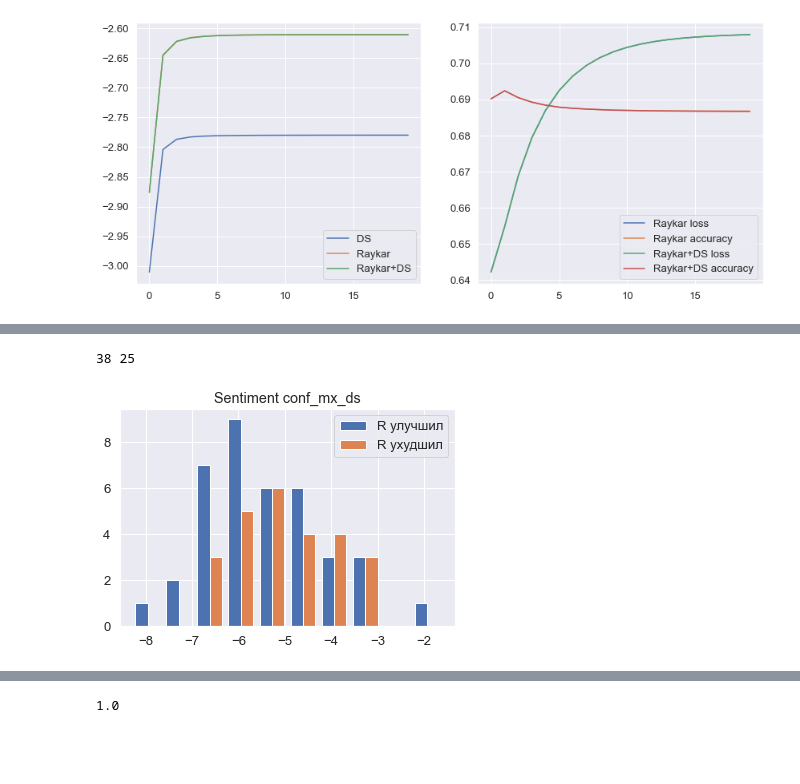
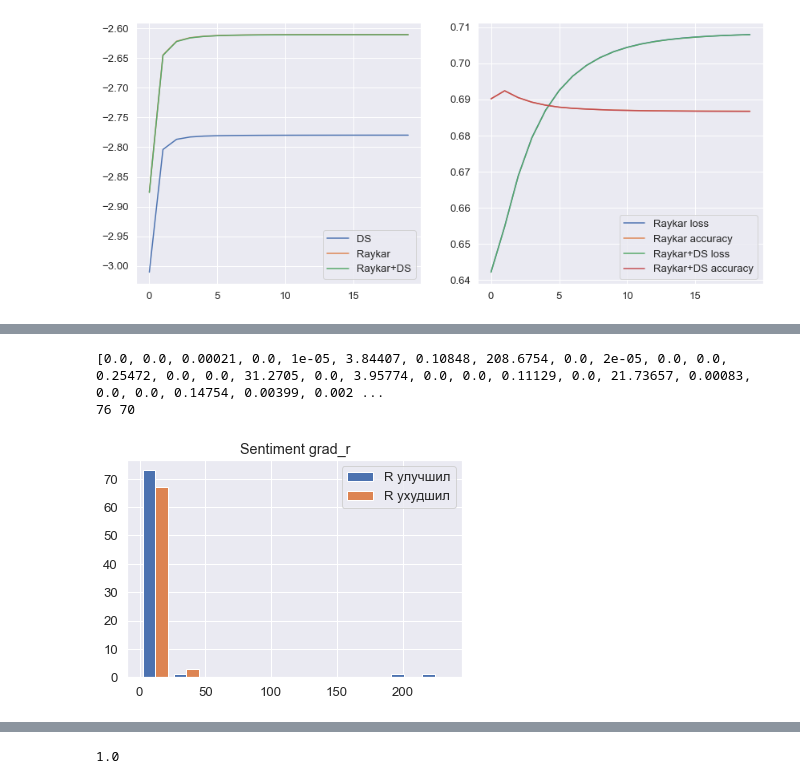
Before and after one commit to AndreySmirdin/CrowdInference, a Jupyter notebook: Sentiment.ipynb, the cells around one changed output, grey strips where cells are left out. Saved outputs shown, nothing was run; the diff lists cells and outputs as text; code cells hidden in the pictures; blank space fills up the shorter version.

Commit message:
grad every epoch

```diff
--- a/Sentiment.ipynb
+++ b/Sentiment.ipynb
@@ -52,6 +52,6 @@ sentiment_data = data.SentimentDataProvider('./resources/datasets/sentiment_pola
 (4999, 1200)
 # %%
 reload_all()
-sentiment_methods, sentiment_points, advantages_matrix = bm.compare_methods(sentiment_data, max_iter=20, lr=1)
+sentiment_methods, sentiment_points, advantages_matrix = bm.compare_methods(sentiment_data, max_iter=15, lr=1)
 # %% [output]
 Iter 00, logit: -3.010473
@@ -168,9 +164,10 @@ sentiment_points[sentiment_points.task.isin(advantages_matrix[1][0])]
 # %%
 reload_all()
-bm.plot_flips(sentiment_points[sentiment_points.task.isin(advantages_matrix[1][0])],
-              sentiment_points[sentiment_points.task.isin(advantages_matrix[0][1])], 'conf_mx_ds', 'Sentiment', 'R улучшил', 'R ухудшил')
+bm.plot_flips(sentiment_points[sentiment_points.task.isin(advantages_matrix[2][0])],
+              sentiment_points[sentiment_points.task.isin(advantages_matrix[0][2])], 'grad_r', 'Sentiment', 'R улучшил', 'R ухудшил')
 # %% [output]
-38 25
+[0.0, 0.0, 0.00021, 0.0, 1e-05, 3.84407, 0.10848, 208.6754, 0.0, 2e-05, 0.0, 0.0, 0.25472, 0.0, 0.0, 31.2705, 0.0, 3.95774, 0.0, 0.0, 0.11129, 0.0, 21.73657, 0.00083, 0.0, 0.0, 0.14754, 0.00399, 0.002 ...
+76 70
-[figure, old version]
+[figure, new version]
 # %%
 reload_all()
```
Also changed, not shown: parts of 6 cells of this notebook, 7 other files.
